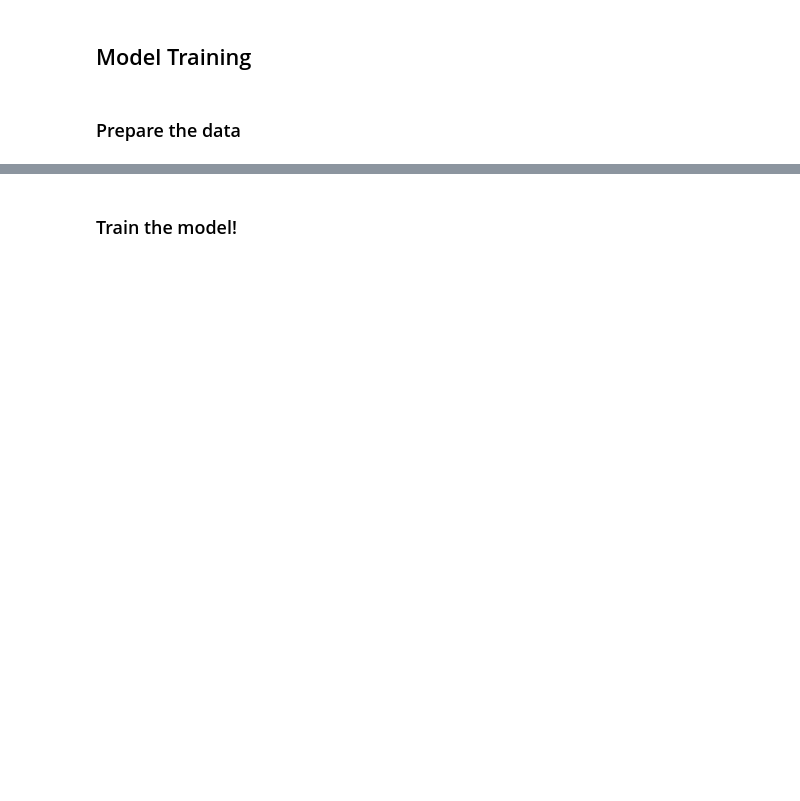
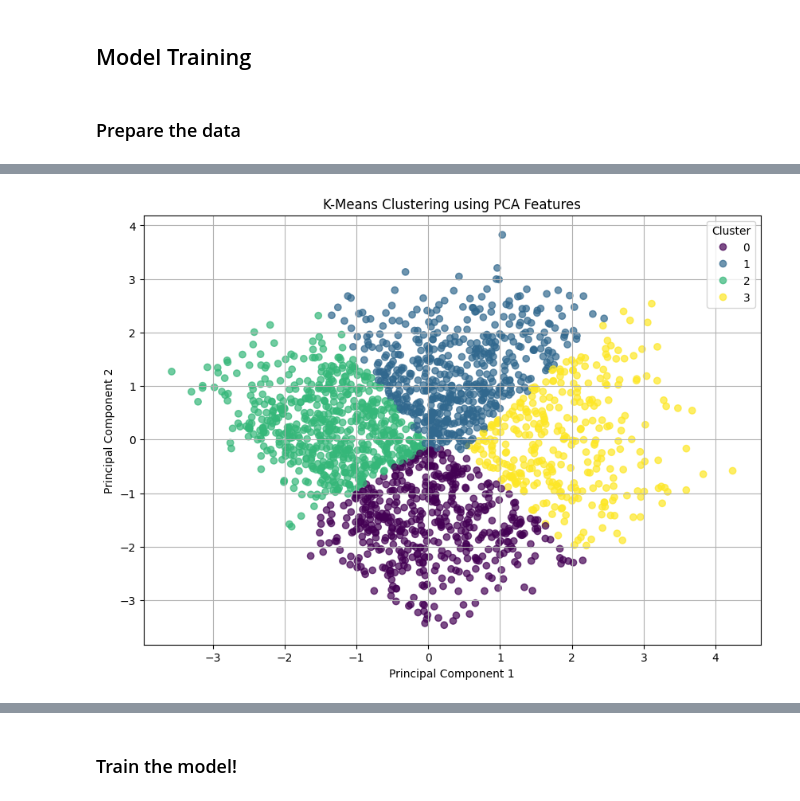
Before and after one commit to JanaAlisa2010/Jana_DM2026-Assignment-2, a Jupyter notebook: Real_World_Classification.ipynb, the cells around one changed output, grey strips where cells are left out. Saved outputs shown, nothing was run; the diff lists cells and outputs as text; code cells hidden in the pictures; blank space fills up the shorter version.

```diff
--- a/Real_World_Classification.ipynb
+++ b/Real_World_Classification.ipynb
@@ -251,0 +654,23 @@ y_train unique: [0 1]
+# %%
+#PCA Clusterplot
+plt.figure(figsize=(10, 7))
+
+scatter = plt.scatter(
+    X_pca[:, 0],
+    X_pca[:, 1],
+    c=clusters_pca,
+    cmap='viridis',
+    alpha=0.7
+)
+
+plt.xlabel("Principal Component 1")
+plt.ylabel("Principal Component 2")
+plt.title("K-Means Clustering using PCA Features")
+
+plt.legend(*scatter.legend_elements(), title="Cluster")
+
+plt.grid(True)
+
+plt.show()
+# %% [output]
+[figure, added]
```
Also changed, not shown: parts of 52 cells of this notebook, 1 other file.
